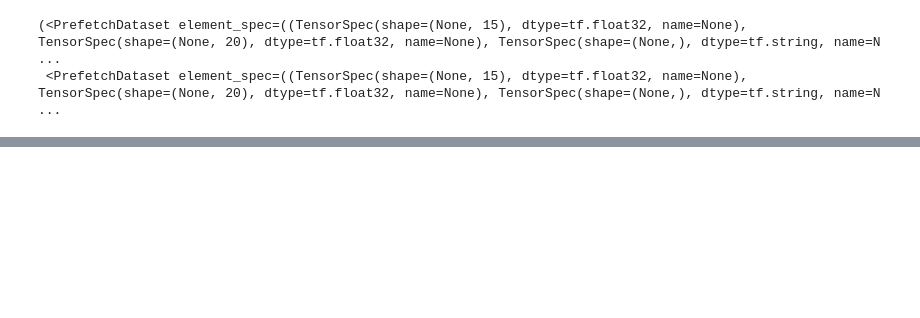
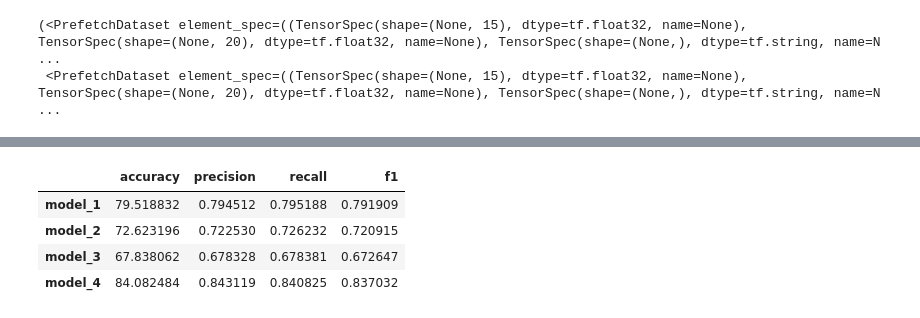
Before and after one commit to AmirGhnbr/PubMed_200k_RCT, a Jupyter notebook: PubMed_200k_RCT.ipynb, the cells around one changed output, grey strips where cells are left out. Cells and saved outputs as stored; diff of their text form; code cells hidden in the pictures; blank space fills up the shorter version.

```diff
--- a/PubMed_200k_RCT.ipynb
+++ b/PubMed_200k_RCT.ipynb
@@ -1045,0 +1042,14 @@ model_4_results
+# %%
+### plot the result
+results_df = pd.DataFrame({"model_1": model_1_result,
+                           "model_2": model_2_results,
+                           "model_3": model_3_results,
+                           "model_4": model_4_results})
+results_df_transposed = results_df.transpose()
+results_df_transposed
+# %% [output]
+|  | accuracy | precision | recall | f1 |
+| model_1 | 79.518832 | 0.794512 | 0.795188 | 0.791909 |
+| model_2 | 72.623196 | 0.722530 | 0.726232 | 0.720915 |
+| model_3 | 67.838062 | 0.678328 | 0.678381 | 0.672647 |
+| model_4 | 84.082484 | 0.843119 | 0.840825 | 0.837032 |
```
Also changed, not shown: parts of 33 cells of this notebook.
